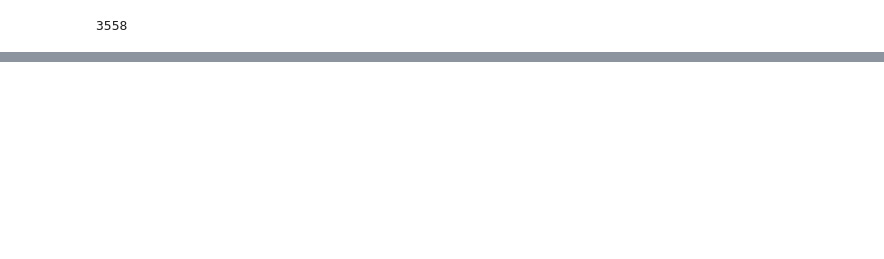
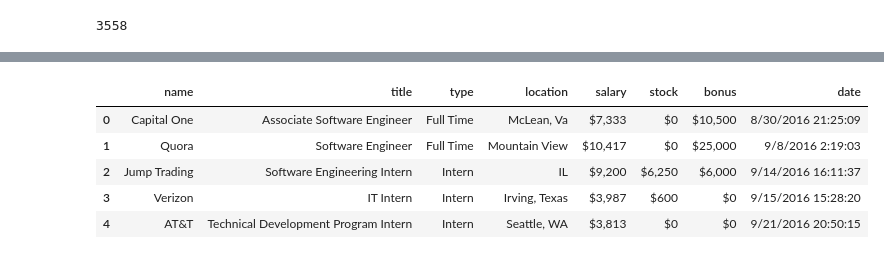
Before and after one commit to EmptyCrown/recruiting-app, a Jupyter notebook: Scripts.ipynb, the cells around one changed output, grey strips where cells are left out. Cells and saved outputs as stored; diff of their text form; code cells hidden in the pictures; blank space fills up the shorter version.

```diff
--- a/Scripts.ipynb
+++ b/Scripts.ipynb
@@ -163,0 +167,3 @@ with open('companiesFirebase.json', 'w') as outfile:
+# %%
+data = pd.read_csv('~/Downloads/salaries.csv')
+data.head()
@@ -163,0 +178,2 @@ with open('companiesFirebase.json', 'w') as outfile:
+# %%
+d = data[['Company Name', 'Position Title', 'Position Type', 'Location', 'Monthly Salary', 'Monthly Stock/ Stipend', 'Signing Bonus', "Timestamp"]]
@@ -163,0 +192,14 @@ with open('companiesFirebase.json', 'w') as outfile:
+# %%
+d = d.dropna()
+d = d.rename(columns={"Company Name": "name", "Position Title": "title", "Position Type": "type", "Location": "location", \
+                     "Monthly Salary": "salary", "Monthly Stock/ Stipend": "stock", "Signing Bonus": "bonus", \
+                     "Timestamp": "date"})
+# %%
+d.head()
+# %% [output]
+|  | name | title | type | location | salary | stock | bonus | date |
+| 0 | Capital One | Associate Software Engineer | Full Time | McLean, Va | $7,333 | $0 | $10,500 | 8/30/2016 21:25:09 |
+| 1 | Quora | Software Engineer | Full Time | Mountain View | $10,417 | $0 | $25,000 | 9/8/2016 2:19:03 |
+| 2 | Jump Trading | Software Engineering Intern | Intern | IL | $9,200 | $6,250 | $6,000 | 9/14/2016 16:11:37 |
+| 3 | Verizon | IT Intern | Intern | Irving, Texas | $3,987 | $600 | $0 | 9/15/2016 15:28:20 |
+| 4 | AT&T | Technical Development Program Intern | Intern | Seattle, WA | $3,813 | $0 | $0 | 9/21/2016 20:50:15 |
```
Also changed, not shown: parts of 12 cells of this notebook, 6 other files.
